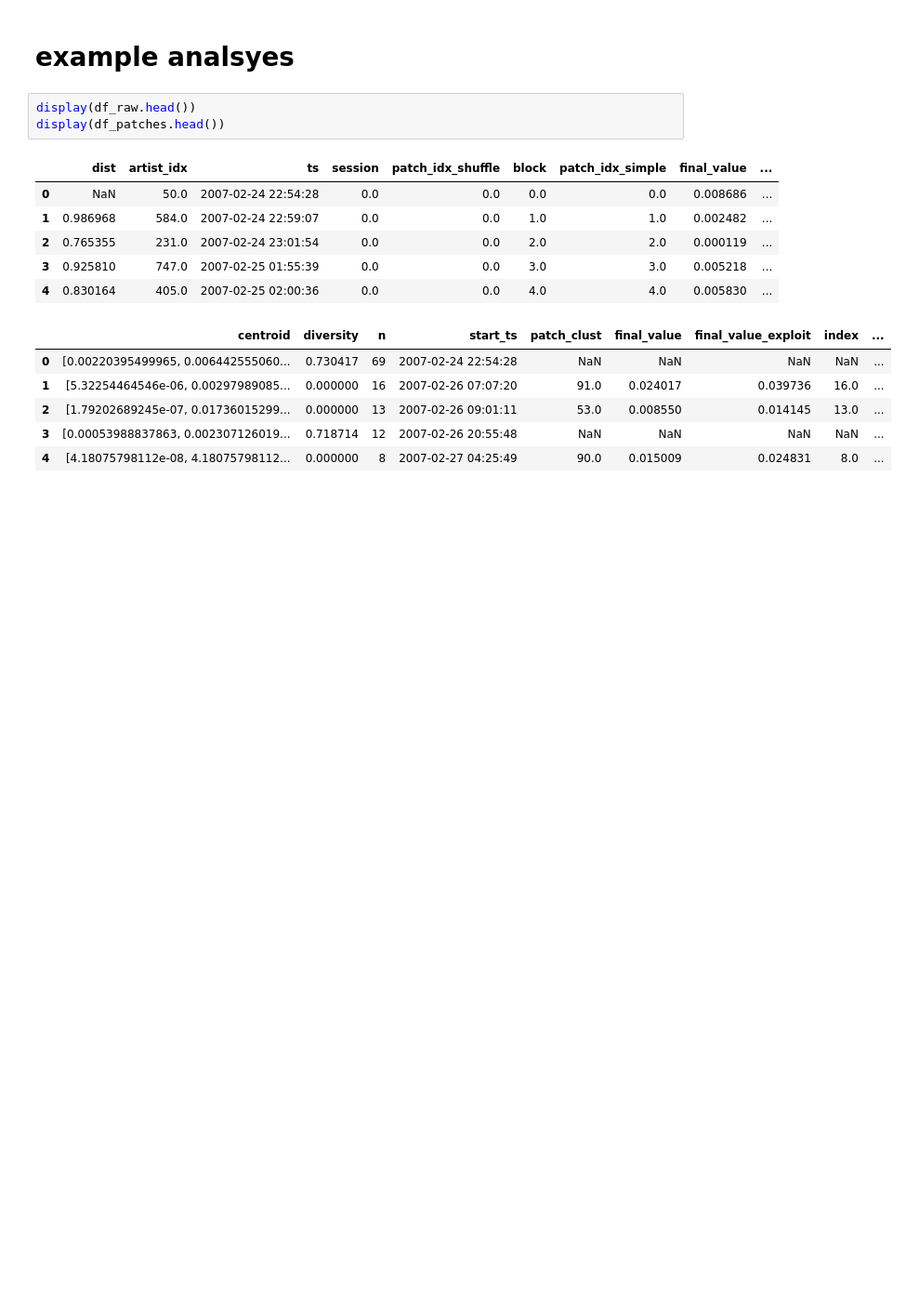
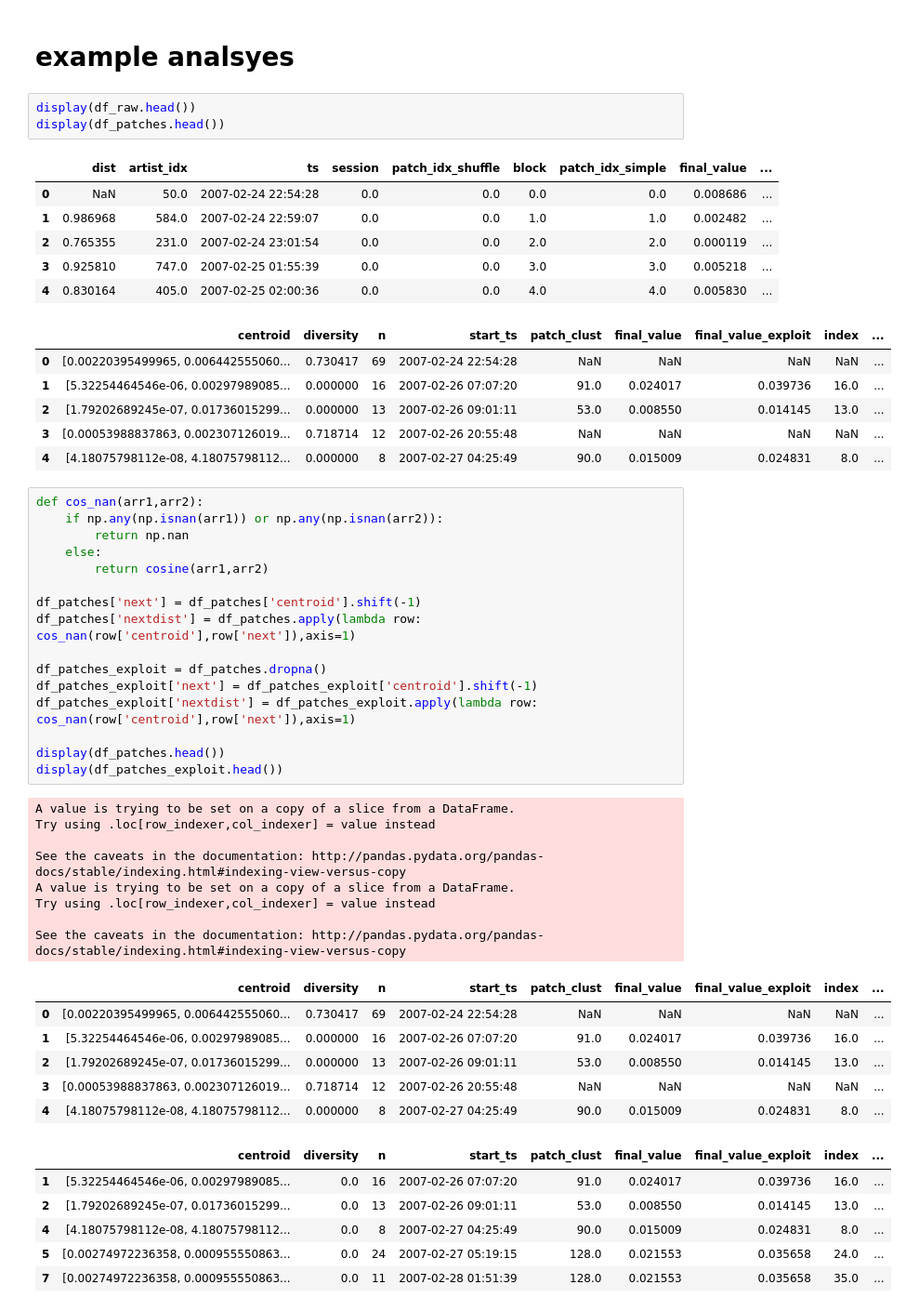
Before and after one commit to jlorince/MusicForaging, a Jupyter notebook: notebooks/explore-exploit.ipynb, the cells around one changed output. Shown at 93% size. Drawn from its saved outputs; the diff is of its cells as text; blank space fills up the shorter version.

```diff
--- a/notebooks/explore-exploit.ipynb
+++ b/notebooks/explore-exploit.ipynb
@@ -120,6 +121,43 @@ display(df_patches.head())
 | 2 | [1.79202689245e-07, 0.01736015299... | 0.000000 | 13 | 2007-02-26 09:01:11 | 53.0 | 0.008550 | 0.014145 | 13.0 | ... |
 | 3 | [0.00053988837863, 0.002307126019... | 0.718714 | 12 | 2007-02-26 20:55:48 | NaN | NaN | NaN | NaN | ... |
 | 4 | [4.18075798112e-08, 4.18075798112... | 0.000000 | 8 | 2007-02-27 04:25:49 | 90.0 | 0.015009 | 0.024831 | 8.0 | ... |
+# %%
+def cos_nan(arr1,arr2):
+    if np.any(np.isnan(arr1)) or np.any(np.isnan(arr2)):
+        return np.nan
+    else:
+        return cosine(arr1,arr2)
+
+df_patches['next'] = df_patches['centroid'].shift(-1)
+df_patches['nextdist'] = df_patches.apply(lambda row: cos_nan(row['centroid'],row['next']),axis=1)
+
+df_patches_exploit = df_patches.dropna()
+df_patches_exploit['next'] = df_patches_exploit['centroid'].shift(-1)
+df_patches_exploit['nextdist'] = df_patches_exploit.apply(lambda row: cos_nan(row['centroid'],row['next']),axis=1)
+
+display(df_patches.head())
+display(df_patches_exploit.head())
+# %% [output]
+A value is trying to be set on a copy of a slice from a DataFrame.
+Try using .loc[row_indexer,col_indexer] = value instead
+
+See the caveats in the documentation: http://pandas.pydata.org/pandas-docs/stable/indexing.html#indexing-view-versus-copy
+A value is trying to be set on a copy of a slice from a DataFrame.
+Try using .loc[row_indexer,col_indexer] = value instead
+
+See the caveats in the documentation: http://pandas.pydata.org/pandas-docs/stable/indexing.html#indexing-view-versus-copy
+|  | centroid | diversity | n | start_ts | patch_clust | final_value | final_value_exploit | index | ... |
+| 0 | [0.00220395499965, 0.006442555060... | 0.730417 | 69 | 2007-02-24 22:54:28 | NaN | NaN | NaN | NaN | ... |
+| 1 | [5.32254464546e-06, 0.00297989085... | 0.000000 | 16 | 2007-02-26 07:07:20 | 91.0 | 0.024017 | 0.039736 | 16.0 | ... |
+| 2 | [1.79202689245e-07, 0.01736015299... | 0.000000 | 13 | 2007-02-26 09:01:11 | 53.0 | 0.008550 | 0.014145 | 13.0 | ... |
+| 3 | [0.00053988837863, 0.002307126019... | 0.718714 | 12 | 2007-02-26 20:55:48 | NaN | NaN | NaN | NaN | ... |
+| 4 | [4.18075798112e-08, 4.18075798112... | 0.000000 | 8 | 2007-02-27 04:25:49 | 90.0 | 0.015009 | 0.024831 | 8.0 | ... |
+|  | centroid | diversity | n | start_ts | patch_clust | final_value | final_value_exploit | index | ... |
+| 1 | [5.32254464546e-06, 0.00297989085... | 0.0 | 16 | 2007-02-26 07:07:20 | 91.0 | 0.024017 | 0.039736 | 16.0 | ... |
+| 2 | [1.79202689245e-07, 0.01736015299... | 0.0 | 13 | 2007-02-26 09:01:11 | 53.0 | 0.008550 | 0.014145 | 13.0 | ... |
+| 4 | [4.18075798112e-08, 4.18075798112... | 0.0 | 8 | 2007-02-27 04:25:49 | 90.0 | 0.015009 | 0.024831 | 8.0 | ... |
+| 5 | [0.00274972236358, 0.000955550863... | 0.0 | 24 | 2007-02-27 05:19:15 | 128.0 | 0.021553 | 0.035658 | 24.0 | ... |
+| 7 | [0.00274972236358, 0.000955550863... | 0.0 | 11 | 2007-02-28 01:51:39 | 128.0 | 0.021553 | 0.035658 | 35.0 | ... |
 # %%
 df_raw['dist_next'] = df_raw['dist'].shift(-1)
 blocked = df_raw.groupby('block').apply(lambda x: x.iloc[-1])
```
Also changed, not shown: parts of 4 cells of this notebook, 1 other file.
